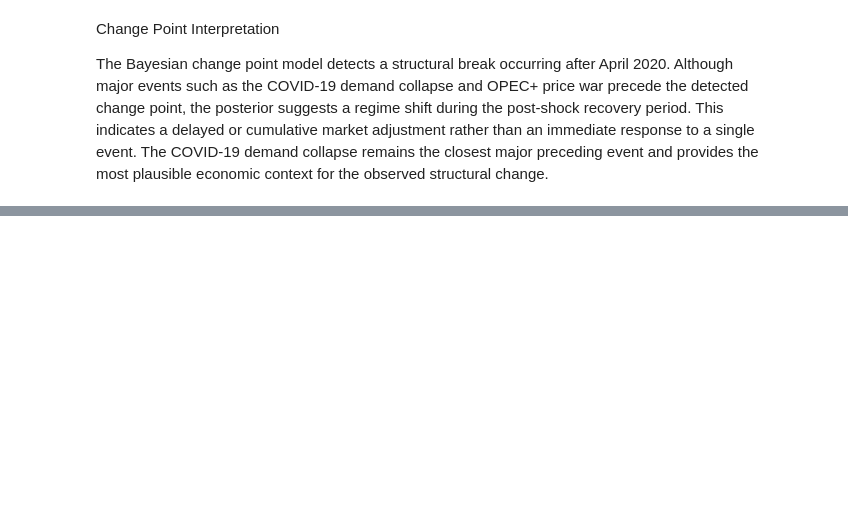
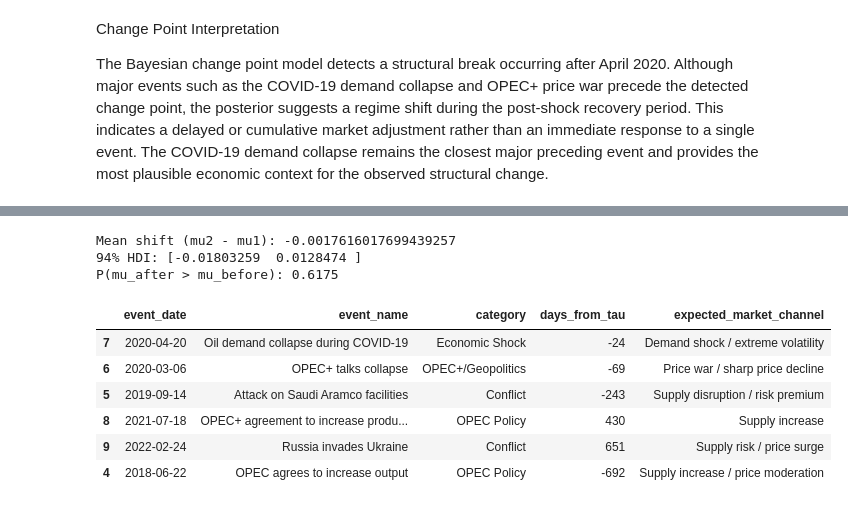
Before and after one commit to Hana-Workneh/brent-oil-change-point-analysis, a Jupyter notebook: notebooks/02_bayesian_change_point.ipynb, the cells around one changed output, grey strips where cells are left out. Drawn from its saved outputs; the diff is of its cells as text; code cells hidden in the pictures; blank space fills up the shorter version.

Commit message:
Checkpoint: data prep and Task 2 setup

```diff
--- a/notebooks/02_bayesian_change_point.ipynb
+++ b/notebooks/02_bayesian_change_point.ipynb
@@ -328,0 +333,12 @@ The Bayesian change point model detects a structural break occurring after April
+# %%
+df = pd.read_csv("../data/raw/BrentOilPrices.csv")
+
+# safer date parsing for formats like '20-May-87'
+df["Date"] = pd.to_datetime(df["Date"], dayfirst=True, errors="coerce")
+df = df.dropna(subset=["Date"]).sort_values("Date").reset_index(drop=True)
+
+df["log_price"] = np.log(df["Price"])
+df["log_return"] = df["log_price"].diff()
+
+df = df.dropna(subset=["log_return"]).reset_index(drop=True)
+df.head()
@@ -328,0 +352,7 @@ The Bayesian change point model detects a structural break occurring after April
+# %%
+df_decade = df[df["Date"] >= "2012-01-01"].copy().reset_index(drop=True)
+
+r = df_decade["log_return"].values
+T = len(r)
+
+T, df_decade["Date"].min(), df_decade["Date"].max()
@@ -328,0 +396,12 @@ The Bayesian change point model detects a structural break occurring after April
+# %%
+tau_samples = idata.posterior["tau"].values.flatten()
+tau_median = int(np.median(tau_samples))
+tau_hdi = az.hdi(tau_samples, hdi_prob=0.94)
+
+tau_date = df_decade.loc[tau_median, "Date"]
+tau_hdi_dates = (
+    df_decade.loc[int(tau_hdi[0]), "Date"],
+    df_decade.loc[int(tau_hdi[1]), "Date"],
+)
+
+tau_date, tau_hdi_dates
@@ -328,0 +411,30 @@ The Bayesian change point model detects a structural break occurring after April
+# %%
+mu1 = idata.posterior["mu1"].values.flatten()
+mu2 = idata.posterior["mu2"].values.flatten()
+delta = mu2 - mu1
+
+print("Mean shift (mu2 - mu1):", float(delta.mean()))
+print("94% HDI:", az.hdi(delta, hdi_prob=0.94))
+print("P(mu_after > mu_before):", float((delta > 0).mean()))
+# %% [output]
+Mean shift (mu2 - mu1): -0.0017616017699439257
+94% HDI: [-0.01803259  0.0128474 ]
+P(mu_after > mu_before): 0.6175
+# %%
+events = pd.read_csv("../data/events/brent_key_events.csv")
+events["event_date"] = pd.to_datetime(events["event_date"], format="%Y-%m-%d")
+
+events["days_from_tau"] = (events["event_date"] - pd.Timestamp(tau_date)).dt.days
+events["abs_days"] = events["days_from_tau"].abs()
+
+events.sort_values("abs_days").head(6)[
+    ["event_date","event_name","category","days_from_tau","expected_market_channel"]
+]
+# %% [output]
+|  | event_date | event_name | category | days_from_tau | expected_market_channel |
+| 7 | 2020-04-20 | Oil demand collapse during COVID-19 | Economic Shock | -24 | Demand shock / extreme volatility |
+| 6 | 2020-03-06 | OPEC+ talks collapse | OPEC+/Geopolitics | -69 | Price war / sharp price decline |
+| 5 | 2019-09-14 | Attack on Saudi Aramco facilities | Conflict | -243 | Supply disruption / risk premium |
+| 8 | 2021-07-18 | OPEC+ agreement to increase produ... | OPEC Policy | 430 | Supply increase |
+| 9 | 2022-02-24 | Russia invades Ukraine | Conflict | 651 | Supply risk / price surge |
+| 4 | 2018-06-22 | OPEC agrees to increase output | OPEC Policy | -692 | Supply increase / price moderation |
```
Also changed, not shown: parts of 5 cells of this notebook.
